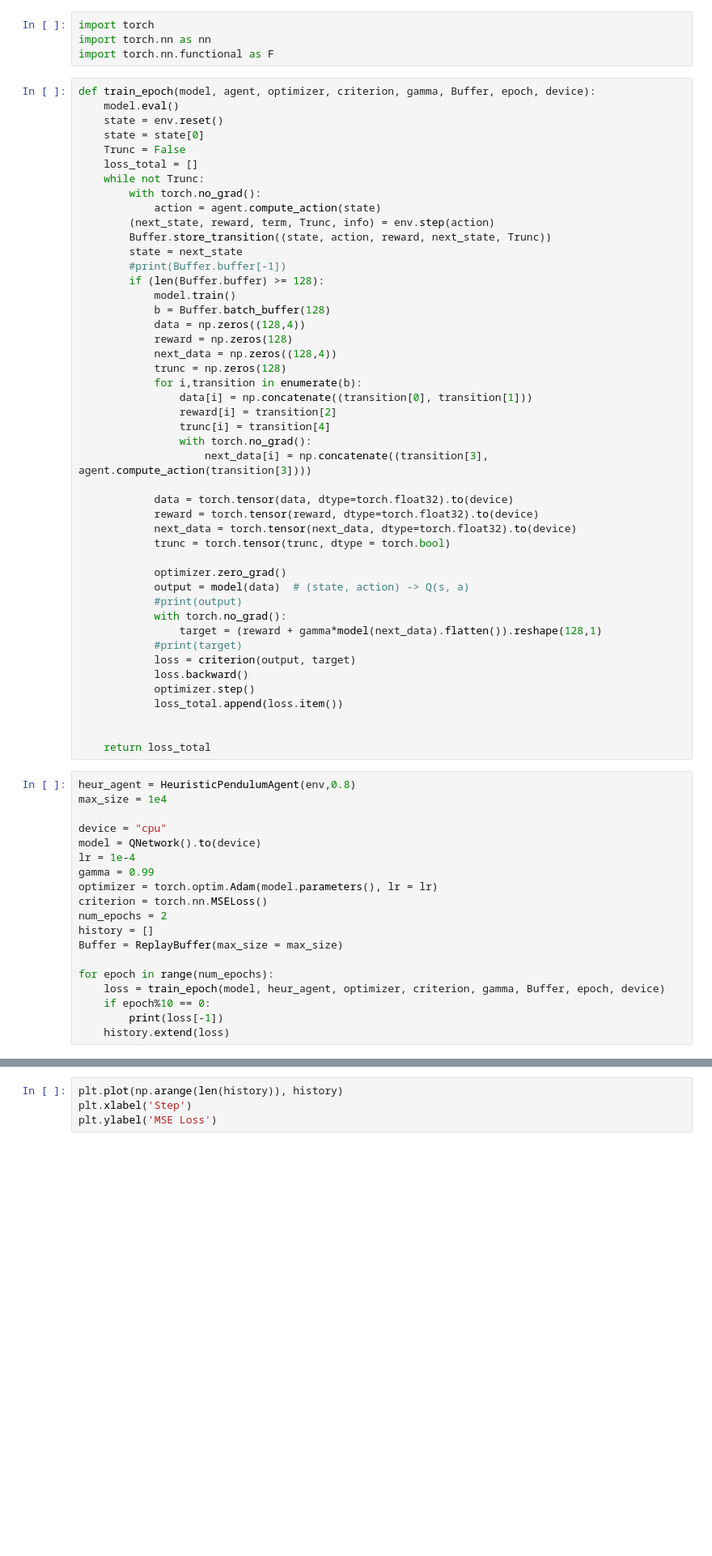
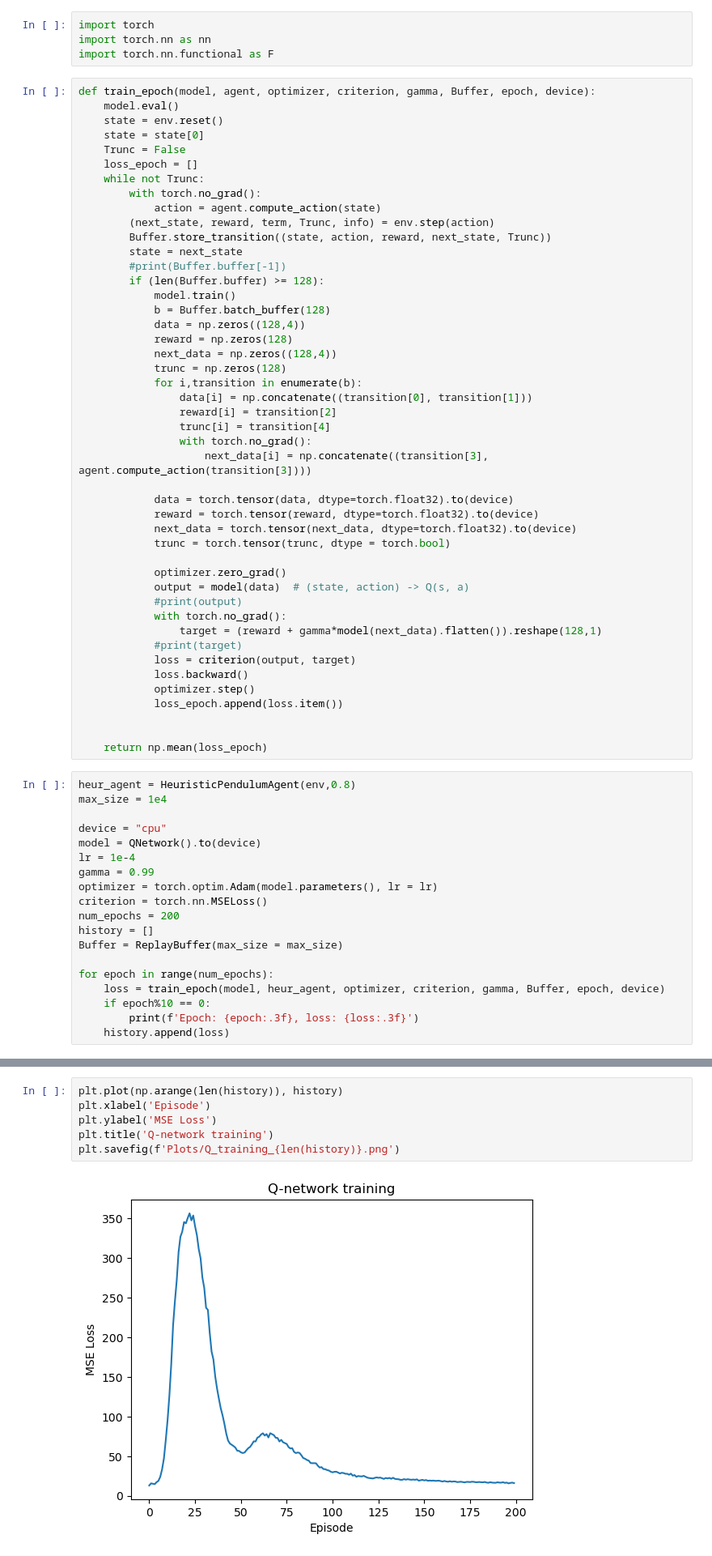
Before and after one commit to francpp/Deep_Deterministic_Policy_Gradient, a Jupyter notebook: DDPG.ipynb, the cells around one changed output, grey strips where cells are left out. Shown: that part at 81% size. Drawn from its saved outputs; the diff is of its cells as text; blank space fills up the shorter version.

```diff
--- a/DDPG.ipynb
+++ b/DDPG.ipynb
@@ -133,7 +145,7 @@ def train_epoch(model, agent, optimizer, criterion, gamma, Buffer, epoch, device
     state = env.reset()
     state = state[0]
     Trunc = False
-    loss_total = []
+    loss_epoch = []
     while not Trunc:
         with torch.no_grad():
             action = agent.compute_action(state)
@@ -169,10 +181,10 @@ def train_epoch(model, agent, optimizer, criterion, gamma, Buffer, epoch, device
             loss = criterion(output, target)
             loss.backward()
             optimizer.step()
-            loss_total.append(loss.item())
+            loss_epoch.append(loss.item())
 
 
-    return loss_total
+    return np.mean(loss_epoch)
 # %%
 heur_agent = HeuristicPendulumAgent(env,0.8)
 max_size = 1e4
@@ -183,12 +195,12 @@ lr = 1e-4
 gamma = 0.99
 optimizer = torch.optim.Adam(model.parameters(), lr = lr)
 criterion = torch.nn.MSELoss()
-num_epochs = 2
+num_epochs = 200
 history = []
 Buffer = ReplayBuffer(max_size = max_size)
 
 for epoch in range(num_epochs):
     loss = train_epoch(model, heur_agent, optimizer, criterion, gamma, Buffer, epoch, device)
     if epoch%10 == 0:
-        print(loss[-1])
-    history.extend(loss)
+        print(f'Epoch: {epoch:.3f}, loss: {loss:.3f}')
+    history.append(loss)
@@ -197,7 +228,11 @@ len(history)
 # %%
 plt.plot(np.arange(len(history)), history)
-plt.xlabel('Step')
+plt.xlabel('Episode')
 plt.ylabel('MSE Loss')
+plt.title('Q-network training')
+plt.savefig(f'Plots/Q_training_{len(history)}.png')
+# %% [output]
+[figure, added]
 # %%
 def compute_reward(alpha, alpha_speed, torque):
     return -(alpha**2 + 0.1*alpha_speed**2 + 0.001*torque**2)
```
Also changed, not shown: parts of 13 cells of this notebook, 12 other files.
